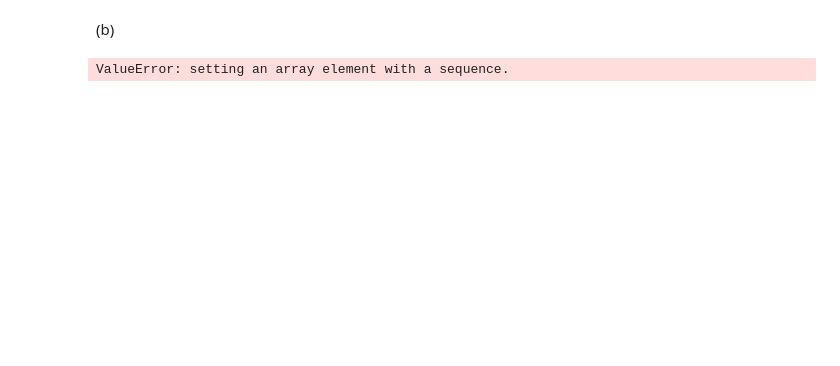
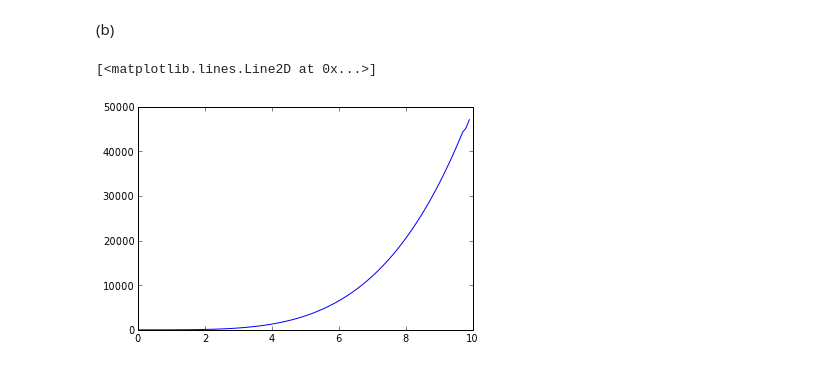
Before and after one commit to jdfreder/MCG, a Jupyter notebook: Week4/InterpAndDiffEx3.ipynb, the cells around one changed output. Saved outputs shown, nothing was run; the diff lists cells and outputs as text; code cells hidden in the pictures; blank space fills up the shorter version.

Commit message:
Diff and Interp Exercises

```diff
--- a/Week4/InterpAndDiffEx3.ipynb
+++ b/Week4/InterpAndDiffEx3.ipynb
@@ -126,15 +146,18 @@ plot (x,y)
 def fourPtFiniteDiff(x,y):
     """Returns the four point finite difference derivative of y with respect to x"""
     dydx=zeros(y.shape,float)
-    for i in y:
-        if i>=2: #and i<=y.shape-1:
-            dydx[i]=(y[i-1]-8*y[i-1]+8*y[i+1]-y[i+2])/(12*diff(x))
-        dydx[0]=(y[1]-y[0])/(x[1]-x[0])
-        dydx[1]=(y[2]-y[1])/(x[2]-x[1])
-        dydx[-1]=(y[-1]-y[-2])/(x[-1]-x[-2])
-        dydx[-2]=(y[-2]-y[-3])/(x[-2]-x[-3])
+    dydx[0]=(y[1]-y[0])/(x[1]-x[0])
+    dydx[1]=(y[2]-y[1])/((x[2] - x[1]))
+    dydx[-1]=(y[-1]-y[-2])/(x[-1]-x[-2])
+    dydx[-2]=(y[-2]-y[-3])/((x[-2] - x[-3]))
+    for i, l in enumerate(y[2:-2]):
+        i+=2
+        dydx[i] = (y[i-2]-8*y[i-1]+8*y[i+1]-y[i+2])/(12*(x[i+1]-x[i]))
     return dydx
-# %%
-plot(x,fourPtFiniteDiff(x,y))
-# %% [output]
-ValueError: setting an array element with a sequence.
+# %%
+x=arange(0,10,.1)
+y=x**5
+plot(x,fourPtFiniteDiff(x,y))
+# %% [output]
+[<matplotlib.lines.Line2D at 0x...>]
+[figure, added]
```
Also changed, not shown: parts of 7 cells of this notebook, 2 other files.
